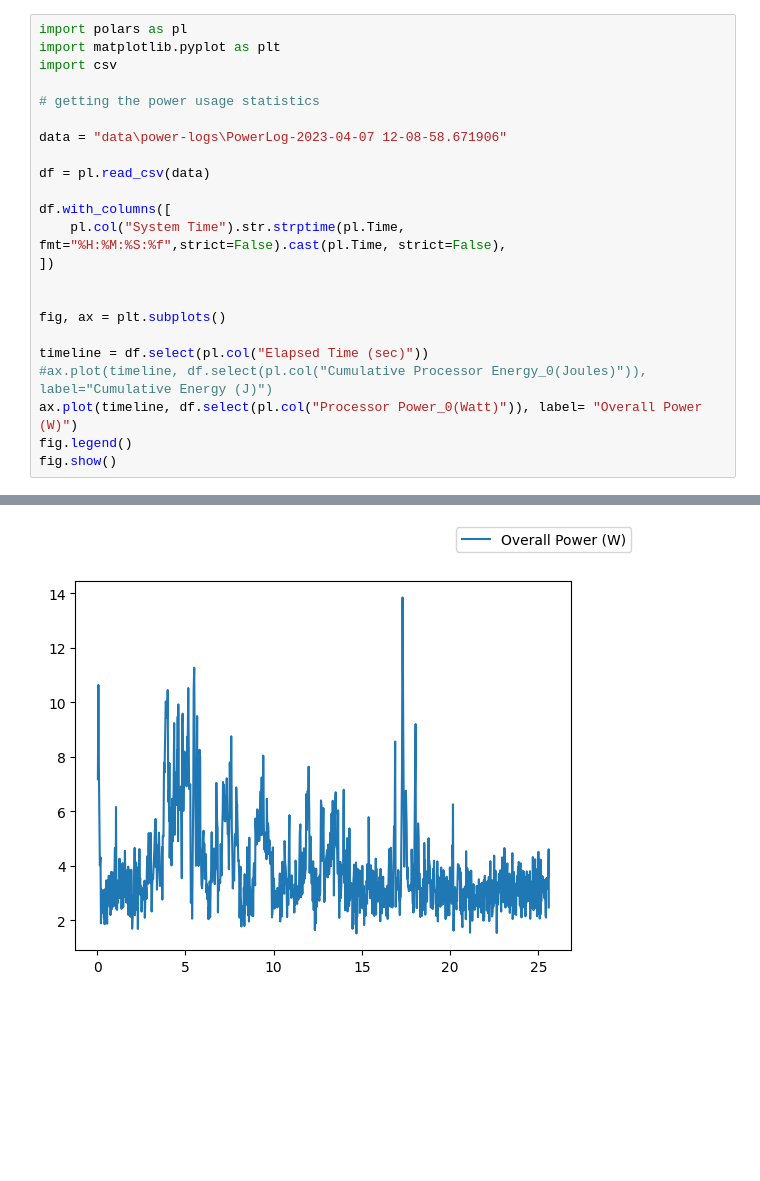
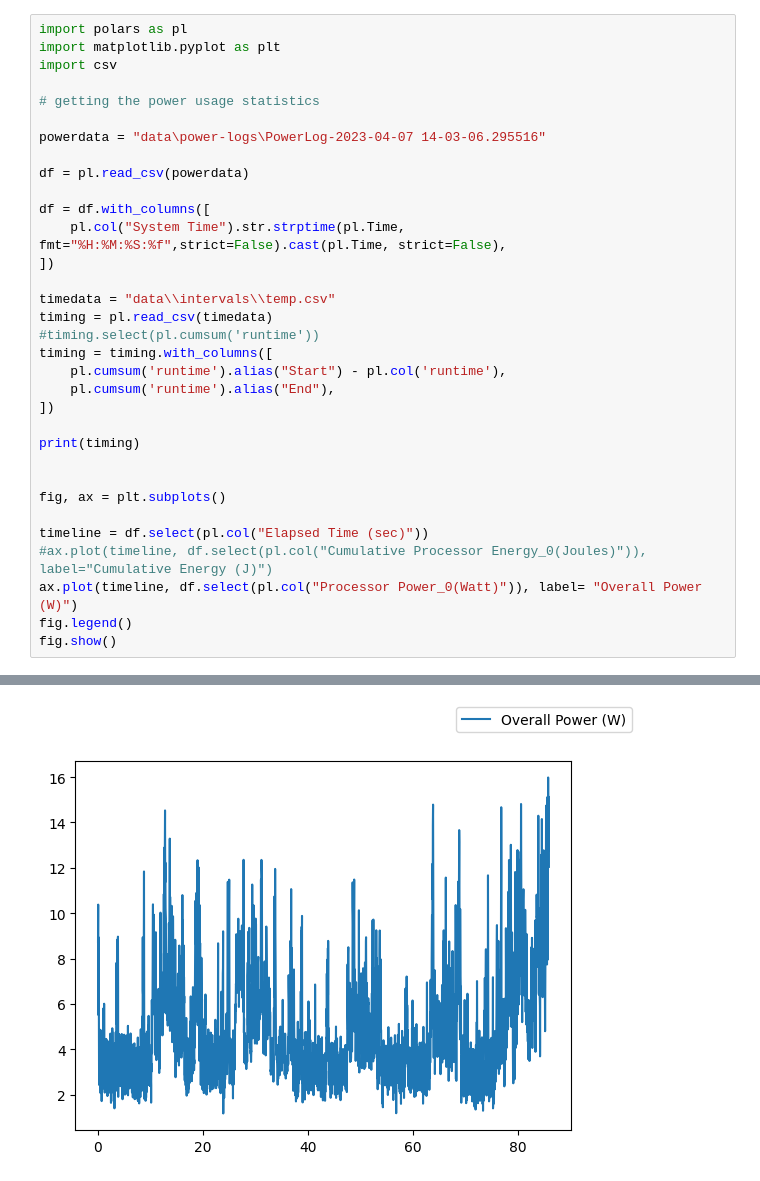
Before and after one commit to patrick-may/Energy-Efficiency-Profiler, a Jupyter notebook: analyze.ipynb, the cells around one changed output, grey strips where cells are left out. Cells and saved outputs as stored; diff of their text form; blank space fills up the shorter version.

```diff
--- a/analyze.ipynb
+++ b/analyze.ipynb
@@ -5,13 +5,23 @@ import csv
 
 # getting the power usage statistics
 
-data = "data\power-logs\PowerLog-2023-04-07 12-08-58.671906"
+powerdata = "data\power-logs\PowerLog-2023-04-07 14-03-06.295516"
 
-df = pl.read_csv(data)
+df = pl.read_csv(powerdata)
 
-df.with_columns([
+df = df.with_columns([
     pl.col("System Time").str.strptime(pl.Time, fmt="%H:%M:%S:%f",strict=False).cast(pl.Time, strict=False),
 ])
+
+timedata = "data\\intervals\\temp.csv"
+timing = pl.read_csv(timedata)
+#timing.select(pl.cumsum('runtime'))
+timing = timing.with_columns([
+    pl.cumsum('runtime').alias("Start") - pl.col('runtime'),
+    pl.cumsum('runtime').alias("End"),
+])
+
+print(timing)
 
 
 fig, ax = plt.subplots()
@@ -25 +51 @@ fig.show()
-[figure, old version]
+[figure, new version]
```
Also changed, not shown: parts of 1 cell of this notebook, 8 other files.
